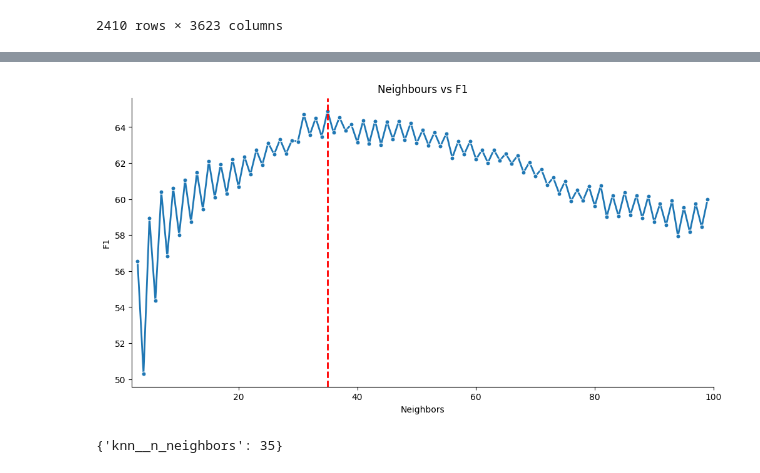
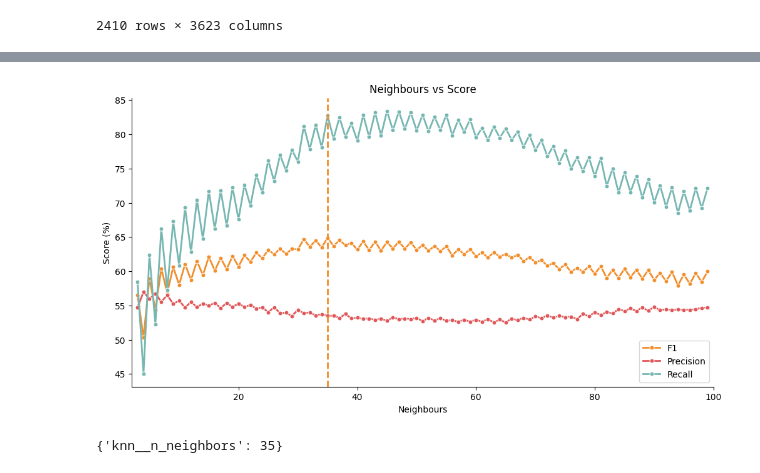
Before and after one commit to Cerozob/MINE_4201_LAB2, a Jupyter notebook: MINE_4201_Laboratorio_2_Filtrado_por_contenido.ipynb, the cells around one changed output, grey strips where cells are left out. Saved outputs shown, nothing was run; the diff lists cells and outputs as text; code cells hidden in the pictures.

```diff
--- a/MINE_4201_Laboratorio_2_Filtrado_por_contenido.ipynb
+++ b/MINE_4201_Laboratorio_2_Filtrado_por_contenido.ipynb
@@ -1139,15 +1148,17 @@ df_temporal_usuarios_test
 | 28770 | 6880 | True | 0.0 | 0.0 | 2.146438 | 2.196319 | 2.195239 | 2.149048 | 2.149048 | 0.0 | ... |
 2410 rows × 3623 columns
 # %%
-params = {'knn__n_neighbors': list(range(3,100))}
+params = {'knn__n_neighbors': list(range(3, 100))}
 
 knn_clasif = KNeighborsClassifier()
 
 pipe = Pipeline(steps=[('knn', knn_clasif)])
 
-knn_grid_exh = GridSearchCV(pipe, params, cv=5, scoring='f1', n_jobs=-1)
-knn_grid_halving = HalvingGridSearchCV(pipe, params, cv=5, scoring='f1', n_jobs=-1)
-knn_grid_halving_random = HalvingRandomSearchCV(pipe, params, cv=5, scoring='f1', n_jobs=-1)
+knn_grid_exh = GridSearchCV(pipe, params, cv=5, scoring=['f1', 'precision', 'recall'], n_jobs=-1, return_train_score=True, refit='f1')
+# knn_grid_halving = HalvingGridSearchCV(
+#     pipe, params, cv=5, scoring='f1', n_jobs=-1)
+# knn_grid_halving_random = HalvingRandomSearchCV(
+#     pipe, params, cv=5, scoring='f1', n_jobs=-1)
 # %%
 grid = knn_grid_exh
 # %%
@@ -1167,6 +1215,7 @@ GridSearchCV(cv=5, estimator=Pipeline(steps=[('knn', KNeighborsClassifier())]),
 # %%
-models = pd.DataFrame(grid.cv_results_)
-models["F1_percent"] = models["mean_test_score"]*100
+models["F1_percent"] = models["mean_test_f1"]*100
+models["Precision_percent"] = models["mean_test_precision"]*100
+models["Recall_percent"] = models["mean_test_recall"]*100
 models.sort_values(by="param_knn__n_neighbors", ascending=False, inplace=True)
 models.head(3)
 # %% [output]
@@ -1177,18 +1227,28 @@ models.head(3)
 # %%
 # plot neighbors vs F1
 plt.figure(figsize=(12,6))
+
+f1_color = '#F28E2B'
+precision_color = '#E15759'
+recall_color = '#76B7B2'
 sns.lineplot(x='param_knn__n_neighbors', y='F1_percent',
-             data=models, marker='o', markersize=5, linewidth=2)
+             data=models, marker='o', markersize=5, linewidth=2, color=f1_color, label='F1')
+sns.lineplot(x='param_knn__n_neighbors', y='Precision_percent',
+                data=models, marker='o', markersize=5, linewidth=2,color=precision_color, label='Precision')
+sns.lineplot(x='param_knn__n_neighbors', y='Recall_percent',
+                data=models, marker='o', markersize=5, linewidth=2,color=recall_color, label='Recall')
+plt.legend(loc='lower right')
 plt.xlim(2, 100)
-plt.xlabel('Neighbors')
-plt.ylabel('F1')
-plt.title('Neighbours vs F1')
+plt.xlabel('Neighbours')
+plt.ylabel('Score (%)')
+plt.title('Neighbours vs Score')
 sns.despine()
 # color the best F1
-plt.axvline(x=grid.best_params_['knn__n_neighbors'], color='red', linestyle='--', linewidth=2, label='Best F1')
+plt.axvline(x=grid.best_params_['knn__n_neighbors'], color=f1_color, linestyle='--', linewidth=2, label='Best F1')
+
 plt.show()
 # %% [output]
-[figure, old version]
+[figure, new version]
 # %%
 grid.best_params_
 # %% [output]
```
Also changed, not shown: parts of 9 cells of this notebook, 2 other files.
